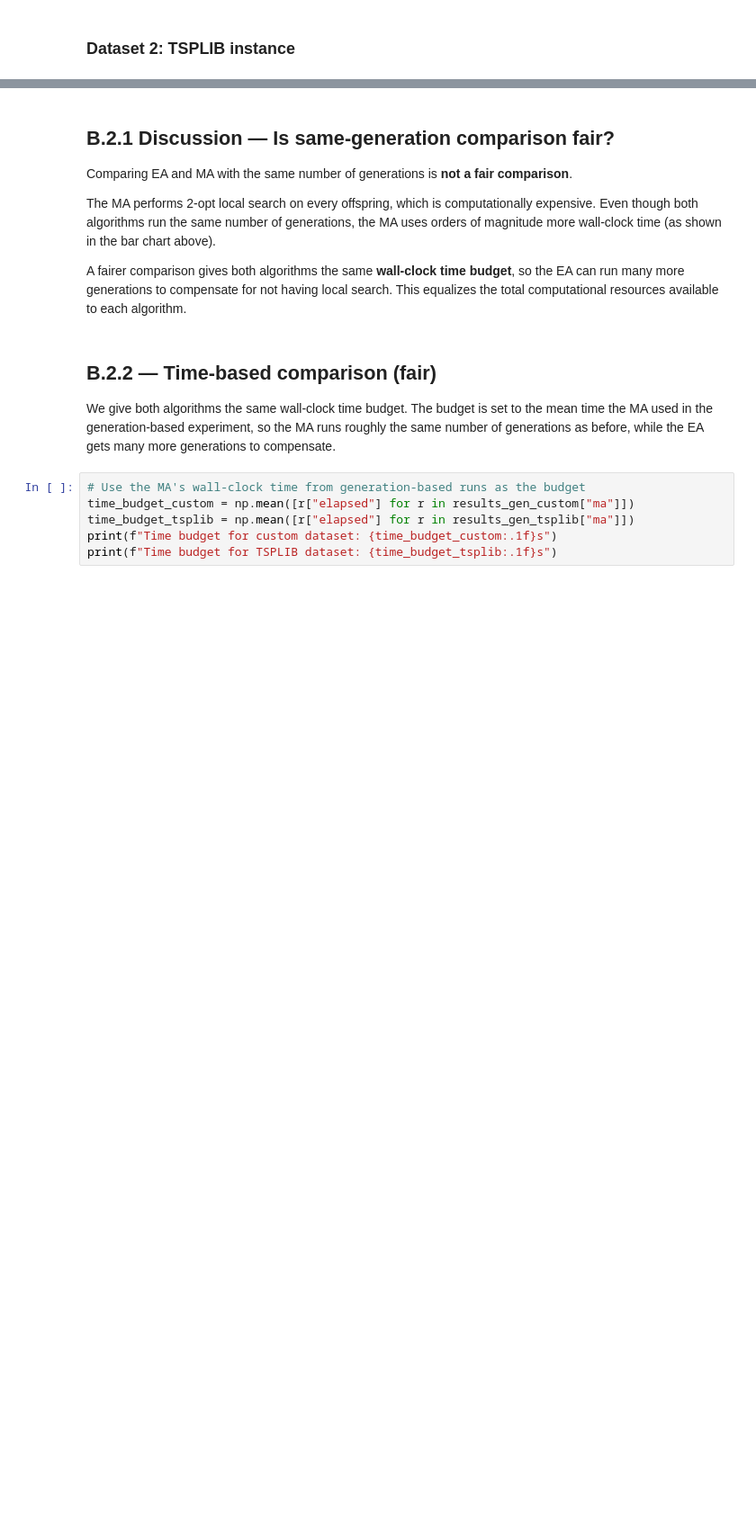
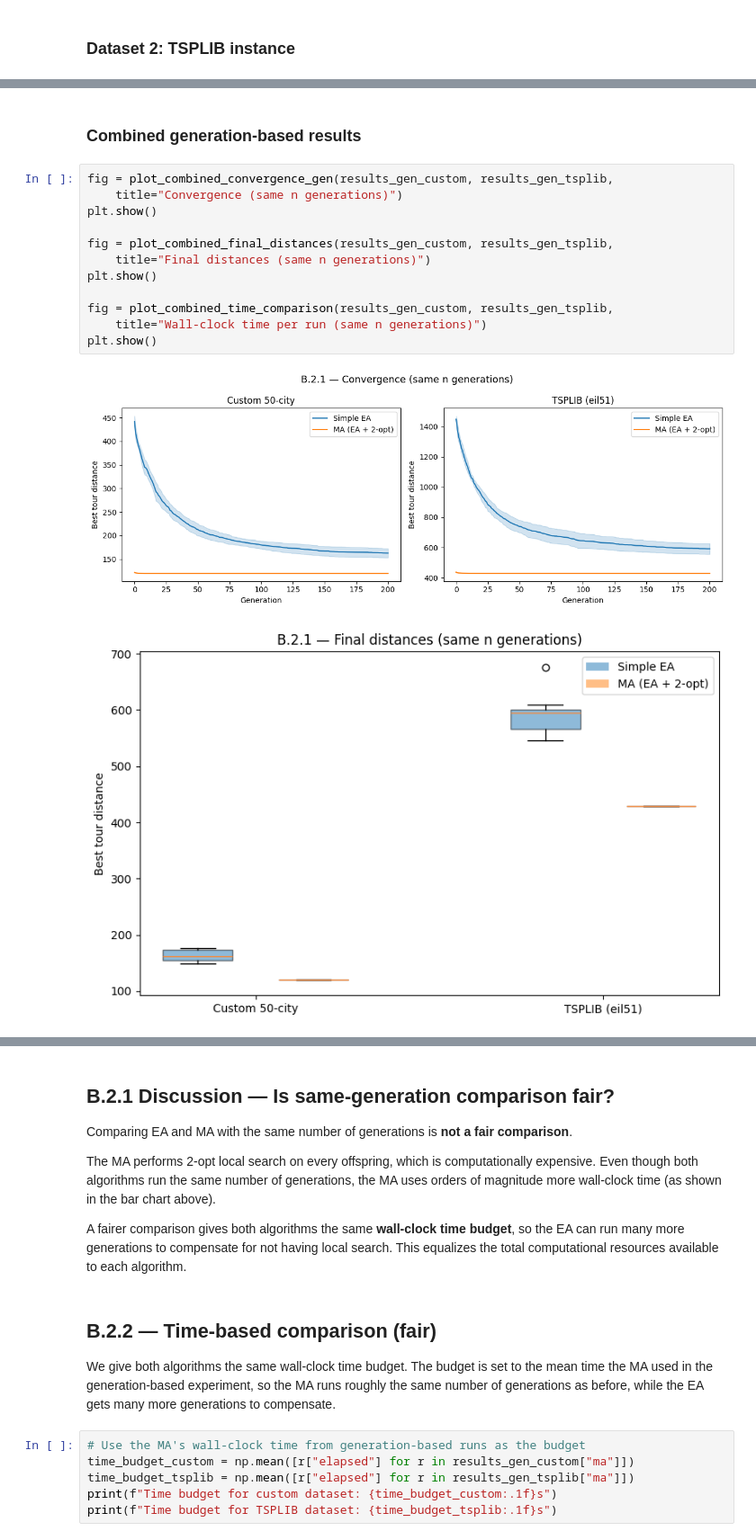
Before and after one commit to DavidMagaram/NaCo, a Jupyter notebook: Assignment4/partB2.ipynb, the cells around one changed output, grey strips where cells are left out. Shown at 90% size. Cells and saved outputs as stored; diff of their text form; blank space fills up the shorter version.

```diff
--- a/Assignment4/partB2.ipynb
+++ b/Assignment4/partB2.ipynb
@@ -189,0 +158,17 @@ summary_table(results_gen_tsplib, "TSPLIB (generation-based)")
+# %% [markdown]
+### Combined generation-based results
+# %%
+fig = plot_combined_convergence_gen(results_gen_custom, results_gen_tsplib,
+    title="Convergence (same n generations)")
+plt.show()
+
+fig = plot_combined_final_distances(results_gen_custom, results_gen_tsplib,
+    title="Final distances (same n generations)")
+plt.show()
+
+fig = plot_combined_time_comparison(results_gen_custom, results_gen_tsplib,
+    title="Wall-clock time per run (same n generations)")
+plt.show()
+# %% [output]
+[figure, added]
+[figure, added]
```
Also changed, not shown: parts of 23 cells of this notebook, 8 other files.
